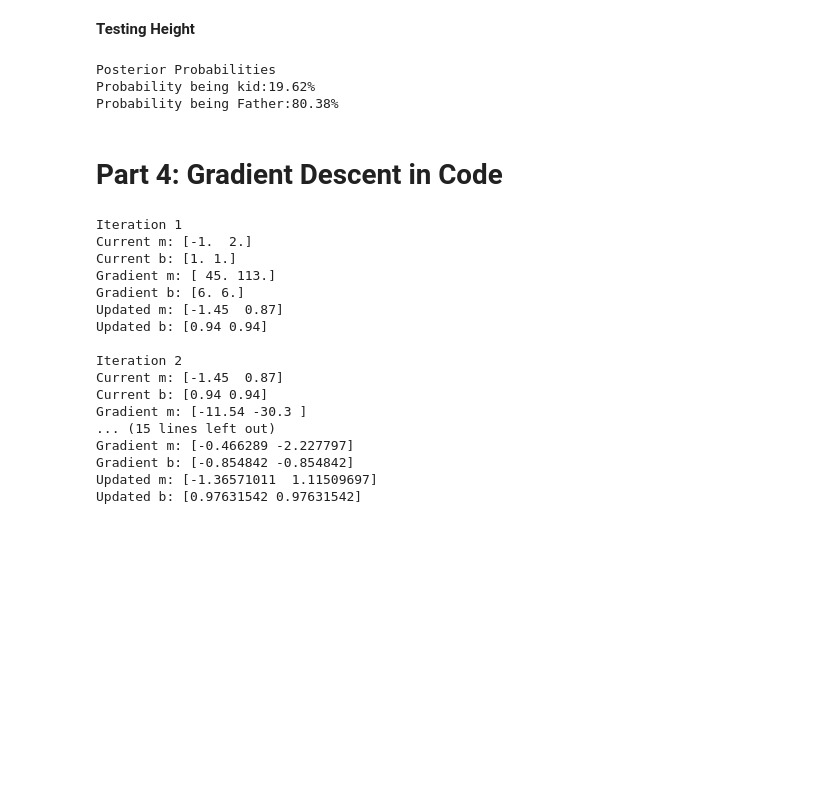
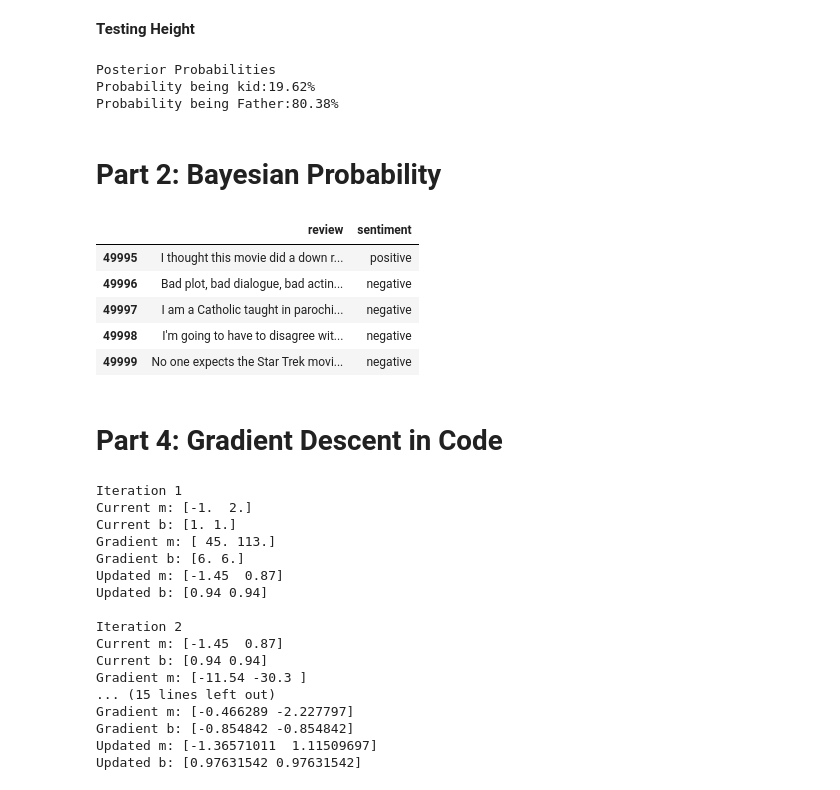
Before and after one commit to Jonathan2055/Formative_3_Probability_and_Gradient_Descent, a Jupyter notebook: Formative_3.ipynb, the cells around one changed output. Saved outputs shown, nothing was run; the diff lists cells and outputs as text; code cells hidden in the pictures; blank space fills up the shorter version.

```diff
--- a/Formative_3.ipynb
+++ b/Formative_3.ipynb
@@ -139,3 +139,5 @@ print(f"Probability being Father:{p2* 100:.2f}%")
 Posterior Probabilities
 Probability being kid:19.62%
 Probability being Father:80.38%
+# %% [markdown]
+# Part 2: Bayesian Probability
@@ -142,3 +149,14 @@ Probability being Father:80.38%
+# %%
+#loading dataset
+df = pd.read_csv("IMDB Dataset.csv", sep=",", engine="python", on_bad_lines="skip")
+df.tail()
+# %% [output]
+|  | review | sentiment |
+| 49995 | I thought this movie did a down r... | positive |
+| 49996 | Bad plot, bad dialogue, bad actin... | negative |
+| 49997 | I am a Catholic taught in parochi... | negative |
+| 49998 | I'm going to have to disagree wit... | negative |
+| 49999 | No one expects the Star Trek movi... | negative |
 # %% [markdown]
 # Part 4: Gradient Descent in Code
 # %%
```
Also changed, not shown: parts of 1 cell of this notebook, 1 other file.
